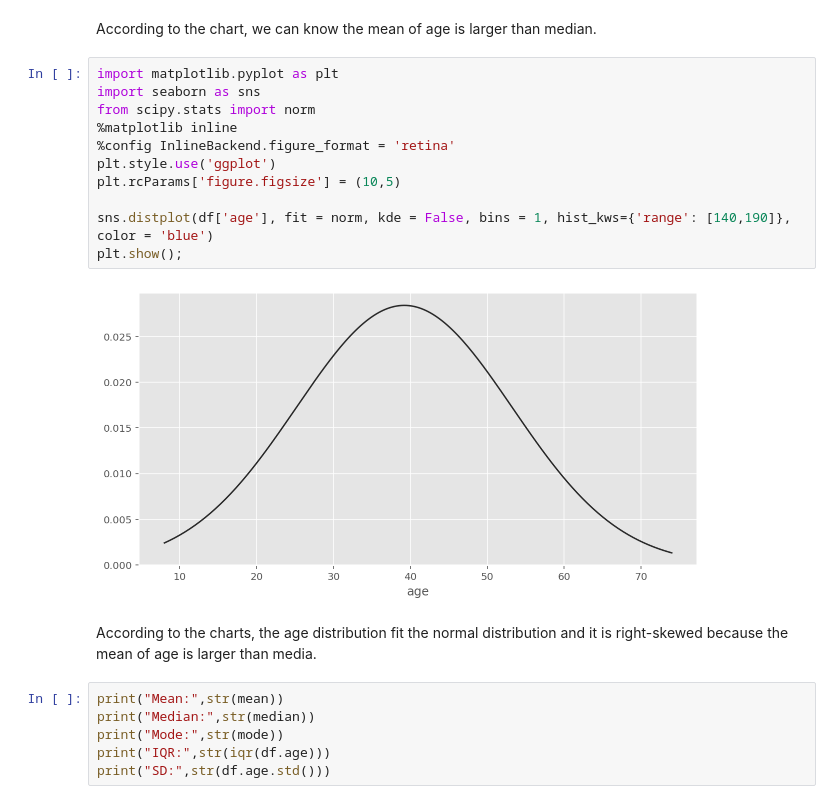
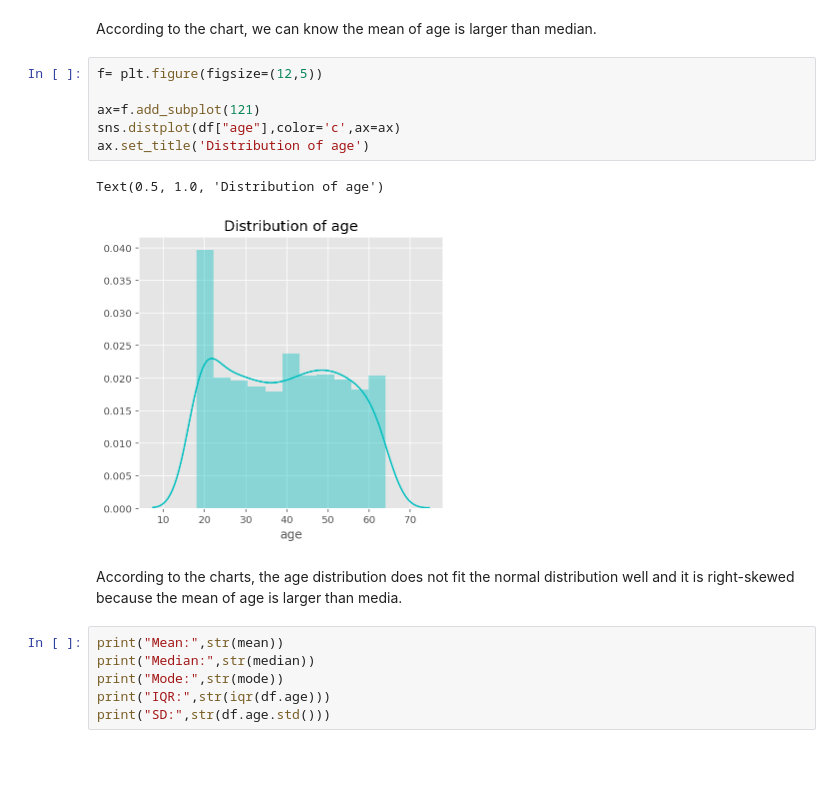
Before and after one commit to mandy941/DAV-5400, a Jupyter notebook: Manling_Yang midterm .ipynb, the cells around one changed output. Drawn from its saved outputs; the diff is of its cells as text; blank space fills up the shorter version.

```diff
--- a/Manling_Yang midterm .ipynb
+++ b/Manling_Yang midterm .ipynb
@@ -141,20 +151,16 @@ f.savefig("age_dist.jpg")
 # %% [markdown]
 According to the chart, we can know the mean of age is larger than median.
-# %%
-import matplotlib.pyplot as plt
-import seaborn as sns
-from scipy.stats import norm
-%matplotlib inline
-%config InlineBackend.figure_format = 'retina'
-plt.style.use('ggplot')
-plt.rcParams['figure.figsize'] = (10,5)
-
-sns.distplot(df['age'], fit = norm, kde = False, bins = 1, hist_kws={'range': [140,190]}, color = 'blue')
-plt.show();
-# %% [output]
-[figure, removed]
+# %%
+f= plt.figure(figsize=(12,5))
+
+ax=f.add_subplot(121)
+sns.distplot(df["age"],color='c',ax=ax)
+ax.set_title('Distribution of age')
+# %% [output]
+Text(0.5, 1.0, 'Distribution of age')
+[figure, added]
 # %% [markdown]
-According to the charts, the age distribution fit the normal distribution and it is right-skewed because the mean of age is larger than media.
+According to the charts, the age distribution does not fit the normal distribution well and it is right-skewed because the mean of age is larger than media.
 # %%
 print("Mean:",str(mean))
 print("Median:",str(median))
```
Also changed, not shown: parts of 40 cells of this notebook.
